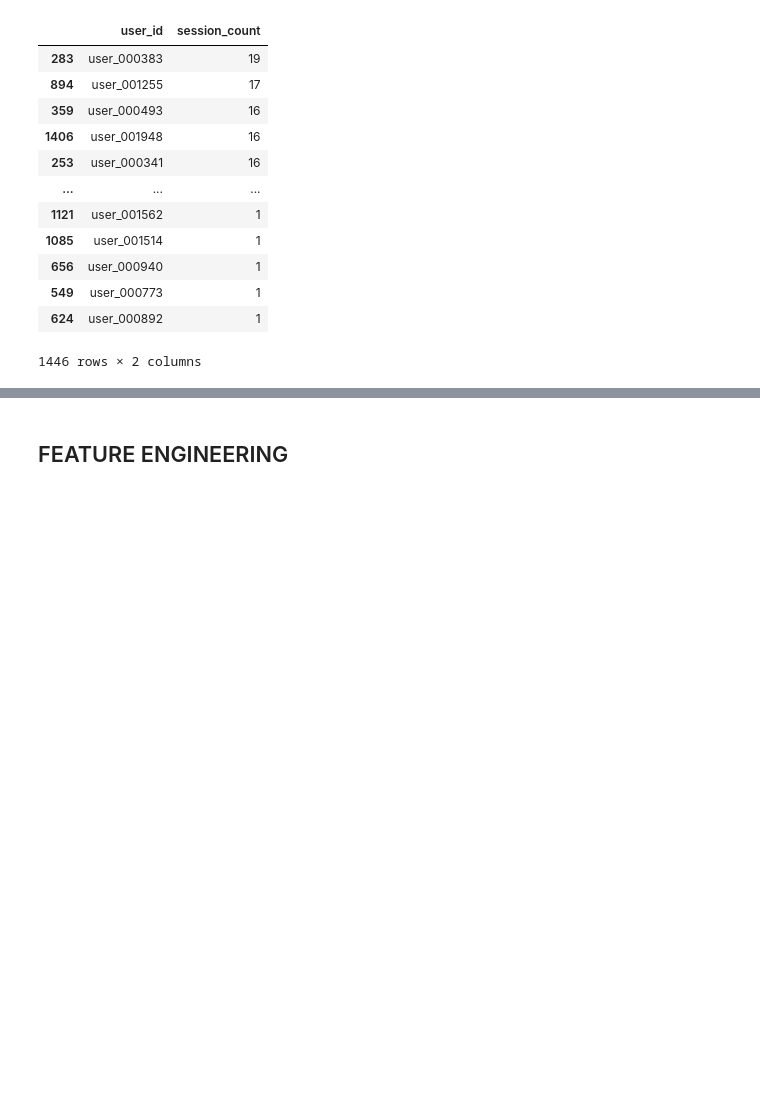
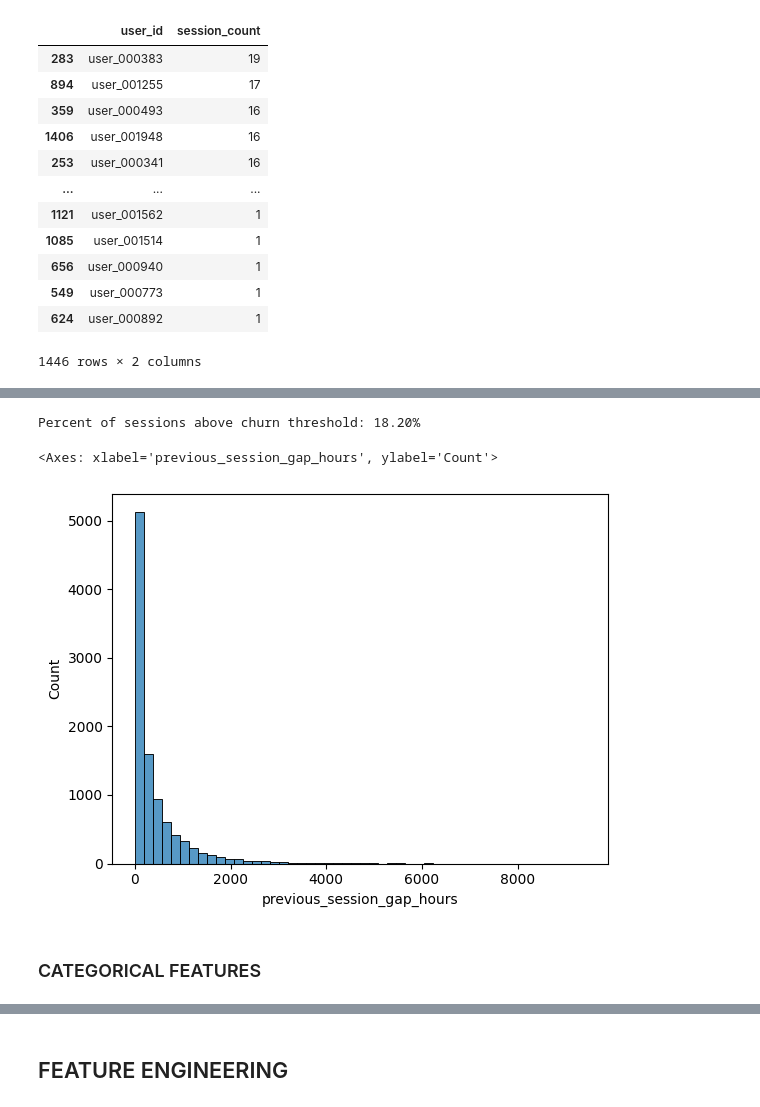
Before and after one commit to leomarfmn/estrelabet-churn, a Jupyter notebook: model-training.ipynb, the cells around one changed output, grey strips where cells are left out. Drawn from its saved outputs; the diff is of its cells as text; code cells hidden in the pictures; blank space fills up the shorter version.

```diff
--- a/model-training.ipynb
+++ b/model-training.ipynb
@@ -121,0 +142,9 @@ df_aux.groupby('previous_session_gap_hours').count()
+# %%
+print(f"Percent of sessions above churn threshold: {df[df['previous_session_gap_hours'] > 24 * 30].shape[0]/df.shape[0] * 100:.2f}%")
+sns.histplot(df['previous_session_gap_hours'].fillna(0), bins=50)
+# %% [output]
+Percent of sessions above churn threshold: 18.20%
+<Axes: xlabel='previous_session_gap_hours', ylabel='Count'>
+[figure, added]
+# %% [markdown]
+### CATEGORICAL FEATURES
```
Also changed, not shown: parts of 25 cells of this notebook, 2 other files.
